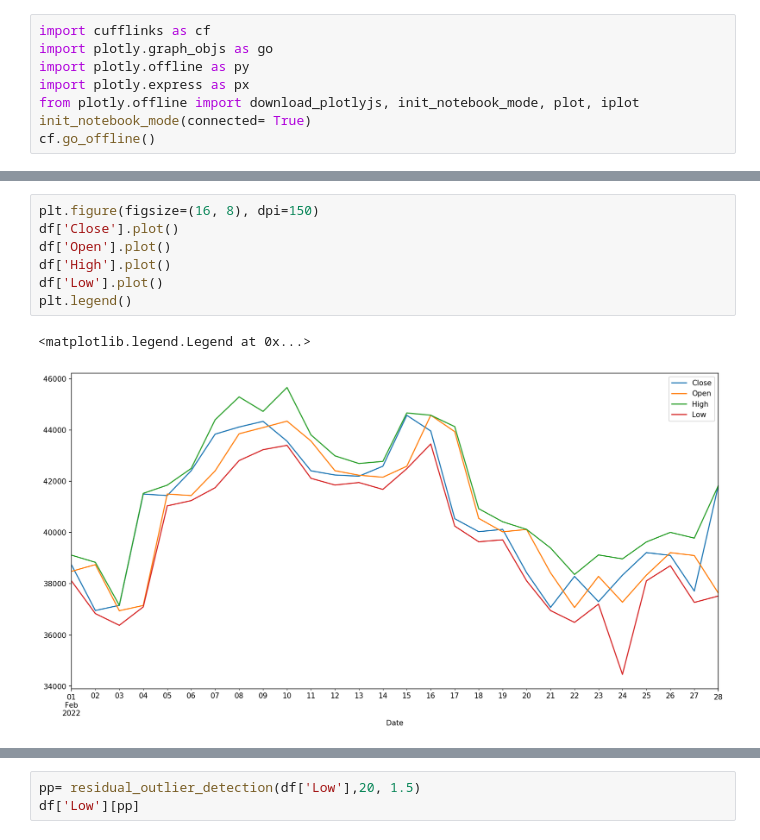
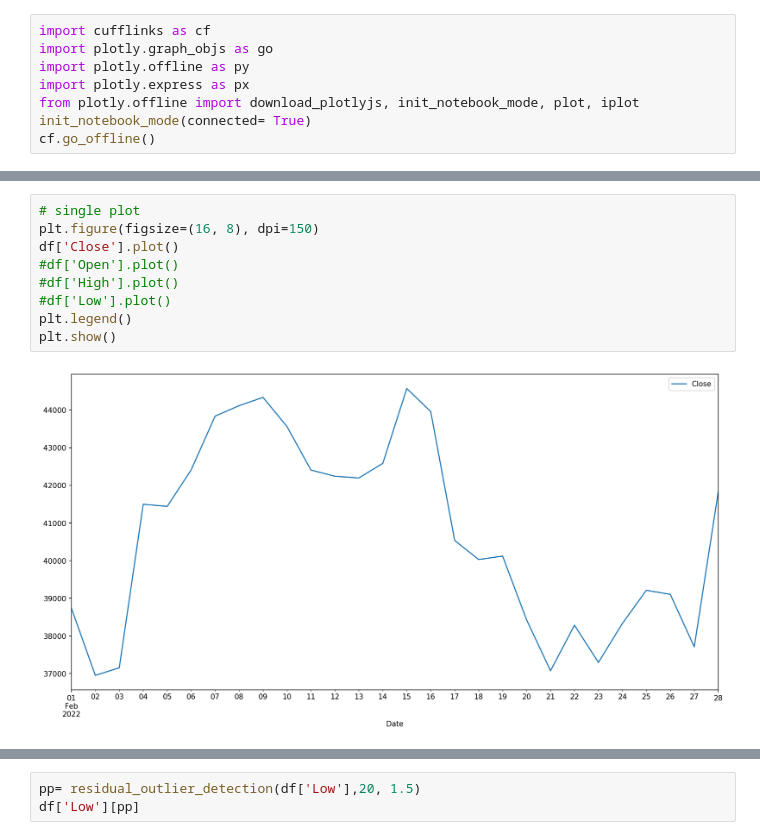
Before and after one commit to yosou20/multivariate_time-series_anomaly_detection, a Jupyter notebook: note1.ipynb, the cells around one changed output, grey strips where cells are left out. Cells and saved outputs as stored; diff of their text form.

```diff
--- a/note1.ipynb
+++ b/note1.ipynb
@@ -33,10 +156,11 @@ df.head()
 # %%
+# single plot
 plt.figure(figsize=(16, 8), dpi=150)
 df['Close'].plot()
-df['Open'].plot()
-df['High'].plot()
-df['Low'].plot()
+#df['Open'].plot()
+#df['High'].plot()
+#df['Low'].plot()
 plt.legend()
+plt.show()
 # %% [output]
-<matplotlib.legend.Legend at 0x...>
-[figure, old version]
+[figure, new version]
```
Also changed, not shown: parts of 17 cells of this notebook, 1 other file.
